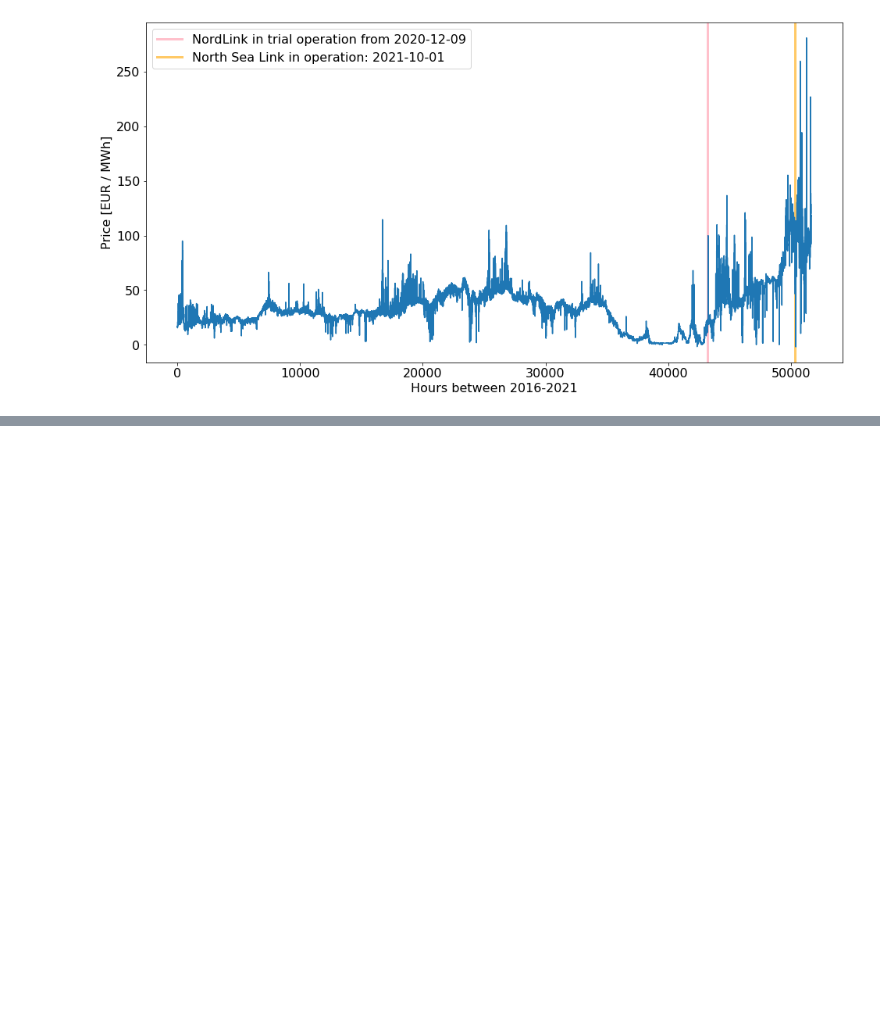
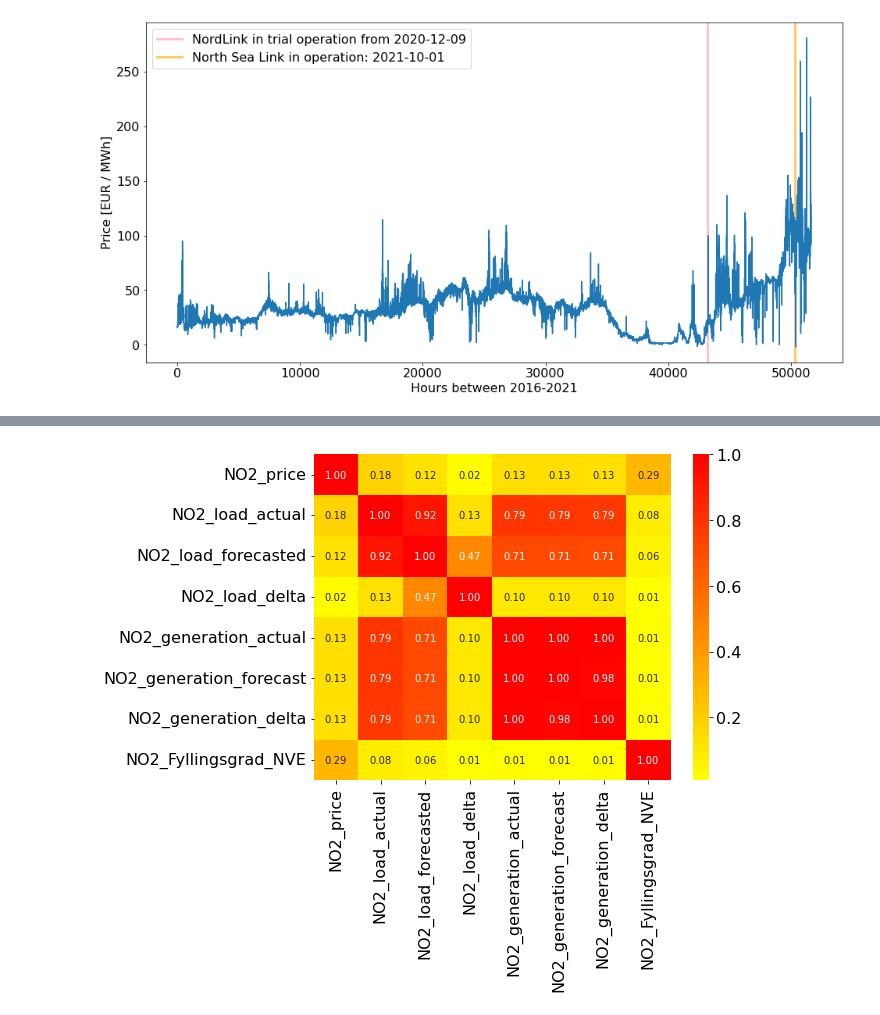
Before and after one commit to AndreasBordvik/FYS-STK4155-Prj3_report, a Jupyter notebook: code/best_models_plots.ipynb, the cells around one changed output, grey strips where cells are left out. Drawn from its saved outputs; the diff is of its cells as text; code cells hidden in the pictures; blank space fills up the shorter version.

```diff
--- a/code/best_models_plots.ipynb
+++ b/code/best_models_plots.ipynb
@@ -230,3 +230,8 @@ plt.legend()
 plt.savefig(f"{REPORT_FIGURES}price_2016_2021.pdf", bbox_inches='tight')
 # %% [output]
 [figure]
+# %%
+df = pd.read_csv(f"../data/input_data/MAIN_DATASET.csv", index_col=[0])
+display(df)
+df = df[["NO2_price","NO2_load_actual","NO2_load_forecasted","NO2_load_delta","NO2_generation_actual","NO2_generation_forecast","NO2_generation_delta","NO2_Fyllingsgrad_NVE"]]
+df.corr()
@@ -232,0 +261,10 @@ plt.savefig(f"{REPORT_FIGURES}price_2016_2021.pdf", bbox_inches='tight')
+# %%
+# Create correlation matrix
+corr_matrix = df.corr(method='spearman')
+# corr_matrix = df.corr(method='pearson')
+# Plot
+fig, axs = plt.subplots(1, 1, figsize=(8, 6))
+sns.heatmap(abs(corr_matrix), annot=True, cmap = plt.cm.autumn_r, fmt='.2f', ax=axs)
+plt.savefig("../figures/feature_corr_analysis.pdf", bbox_inches='tight');
+# %% [output]
+[figure, added]
```
Also changed, not shown: parts of 1 cell of this notebook, 8 other files.
